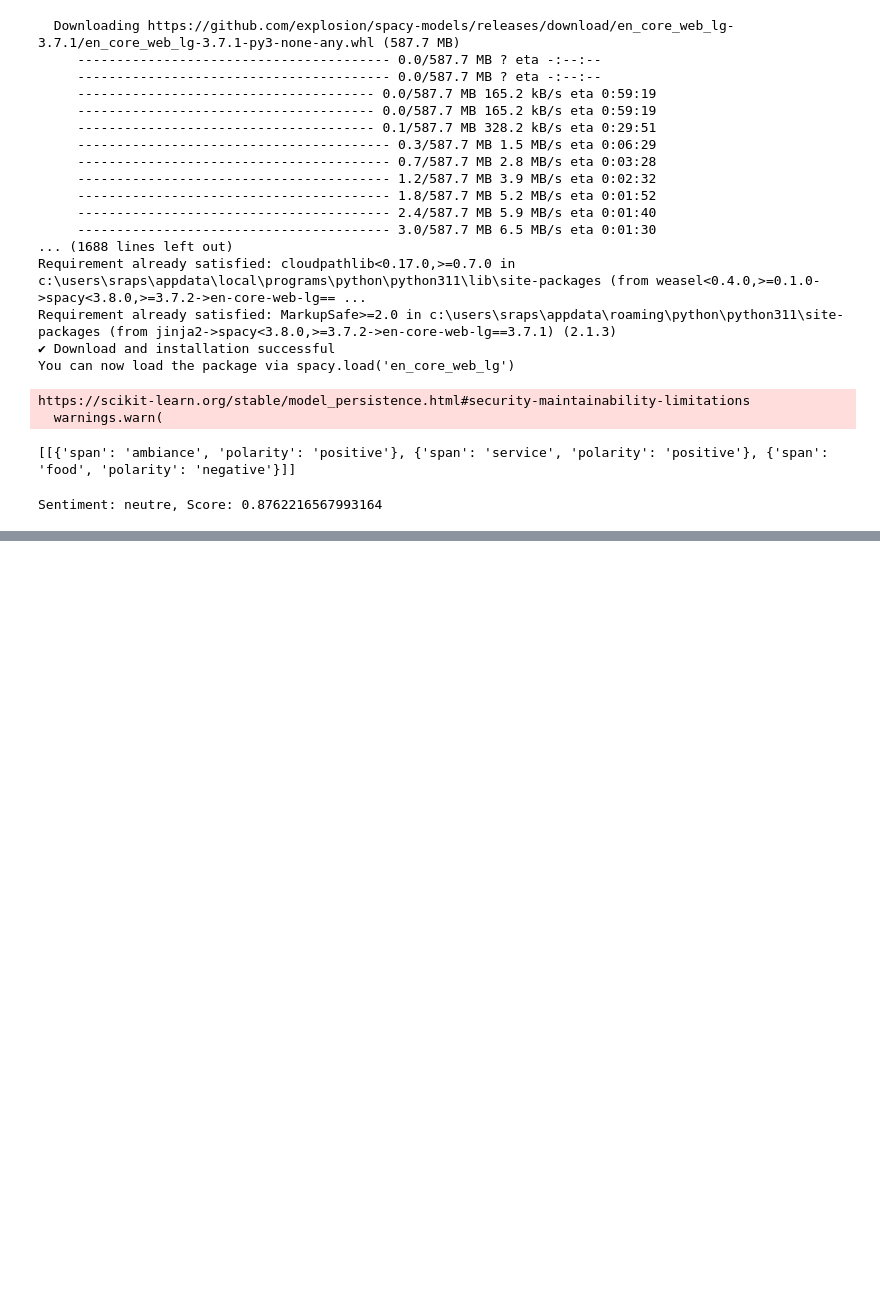
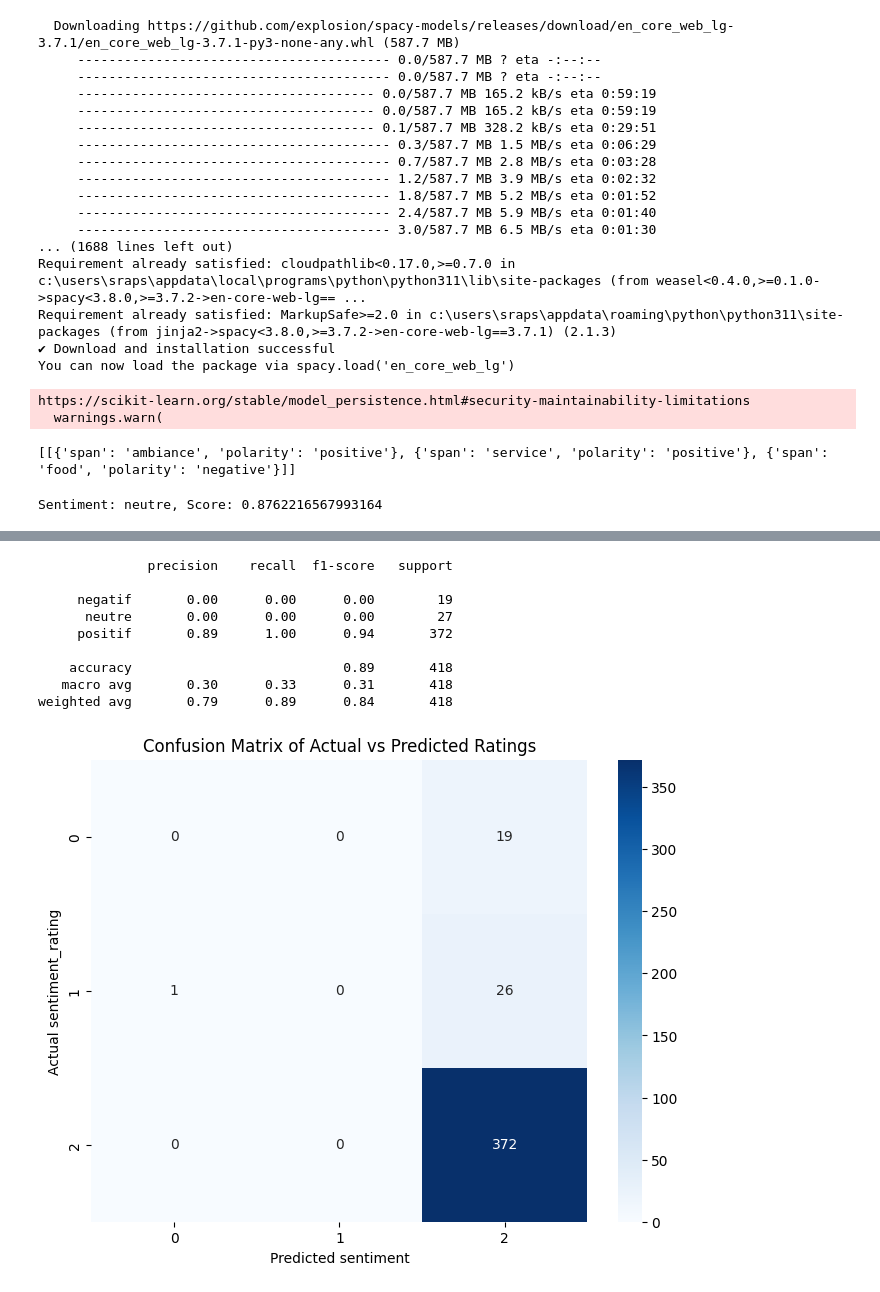
Before and after one commit to soraps/Projet2_NLP, a Jupyter notebook: NLP_Project_2_Analysis.ipynb, the cells around one changed output, grey strips where cells are left out. Saved outputs shown, nothing was run; the diff lists cells and outputs as text; code cells hidden in the pictures; blank space fills up the shorter version.

```diff
--- a/NLP_Project_2_Analysis.ipynb
+++ b/NLP_Project_2_Analysis.ipynb
@@ -998,0 +1001,9 @@ Sentiment: neutre, Score: 0.8762216567993164
+# %%
+from sklearn.model_selection import train_test_split
+from sklearn.feature_extraction.text import TfidfVectorizer
+from sklearn.ensemble import RandomForestClassifier
+from sklearn.metrics import classification_report
+
+text_preprocess=[re.sub(r"[^\w\s]", "", doc.lower() )for doc in review_df['translated_text']]
+review_df['preprocessed_text2']=text_preprocess
+review_df.head()
@@ -998,0 +1017,51 @@ Sentiment: neutre, Score: 0.8762216567993164
+# %%
+from sklearn.metrics import confusion_matrix
+
+
+def map_rating_to_sentiment(rating):
+    if rating <= 2:
+        return 'negatif'
+    elif rating <= 3:
+        return 'neutre'
+    else:
+        return 'positif'
+
+review_df['sentiment_rating'] = review_df['rating'].apply(map_rating_to_sentiment)
+
+# Division en ensembles d'entraînement et de test
+X_train, X_test, y_train, y_test = train_test_split(review_df['preprocessed_text2'], review_df['sentiment_rating'], test_size=0.3, random_state=123)
+
+# Vectorisation TF-IDF
+tfidf = TfidfVectorizer(max_features=5000)
+X_train_tfidf = tfidf.fit_transform(X_train)
+X_test_tfidf = tfidf.transform(X_test)
+
+# Entraînement du modèle
+model = RandomForestClassifier(random_state=123)
+model.fit(X_train_tfidf, y_train)
+
+# Prédiction et évaluation
+y_pred = model.predict(X_test_tfidf)
+print(classification_report(y_test, y_pred))
+
+# Supposons que y_test et y_pred contiennent vos vrais ratings et les ratings prédits
+conf_matrix = confusion_matrix(y_test, y_pred)
+
+# Visualisation de la matrice de confusion
+fig, ax = plt.subplots(figsize=(8, 6))
+sns.heatmap(conf_matrix, annot=True, fmt='d', cmap='Blues')
+ax.set_xlabel('Predicted sentiment')
+ax.set_ylabel('Actual sentiment_rating')
+ax.set_title('Confusion Matrix of Actual vs Predicted Ratings')
+plt.show()
+# %% [output]
+              precision    recall  f1-score   support
+
+     negatif       0.00      0.00      0.00        19
+      neutre       0.00      0.00      0.00        27
+     positif       0.89      1.00      0.94       372
+
+    accuracy                           0.89       418
+   macro avg       0.30      0.33      0.31       418
+weighted avg       0.79      0.89      0.84       418
+[figure, added]
```
Also changed, not shown: parts of 5 cells of this notebook, 1 other file.
